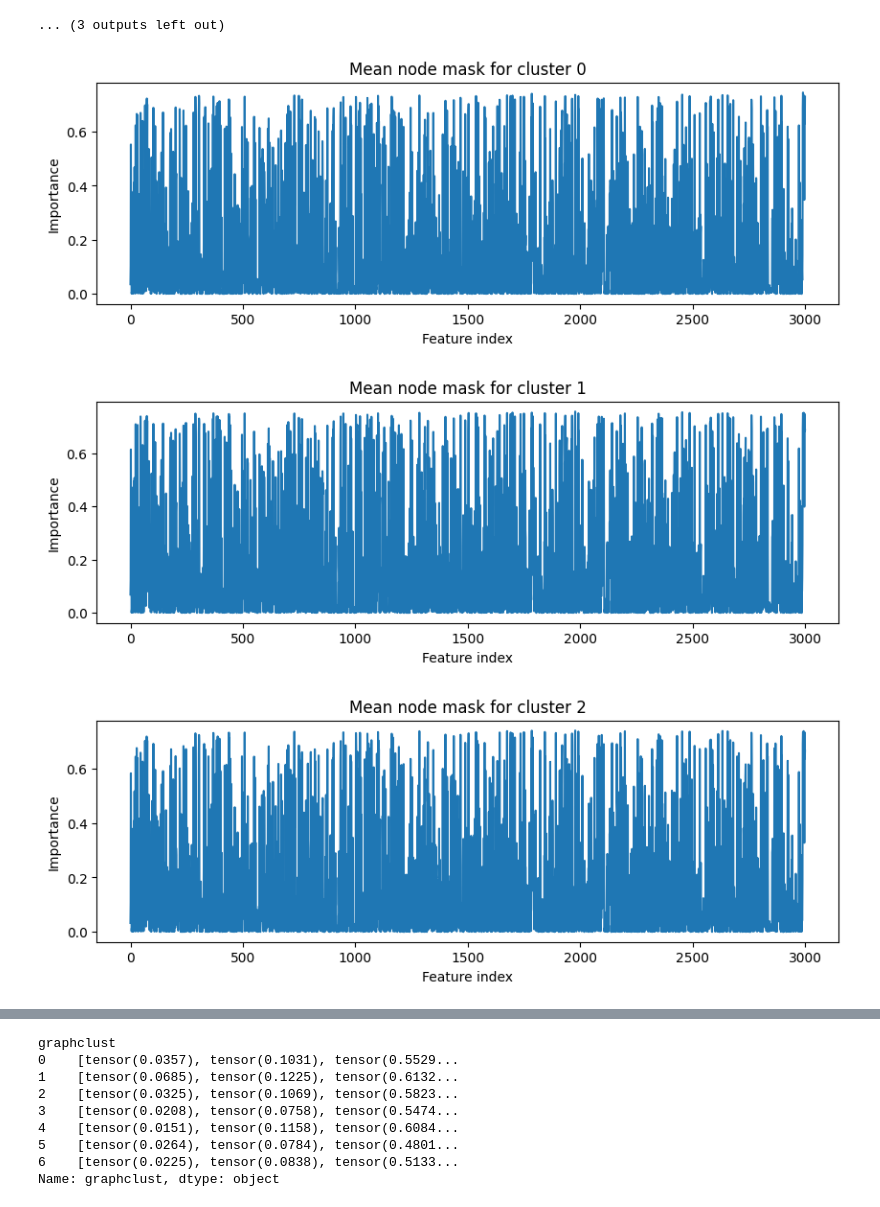
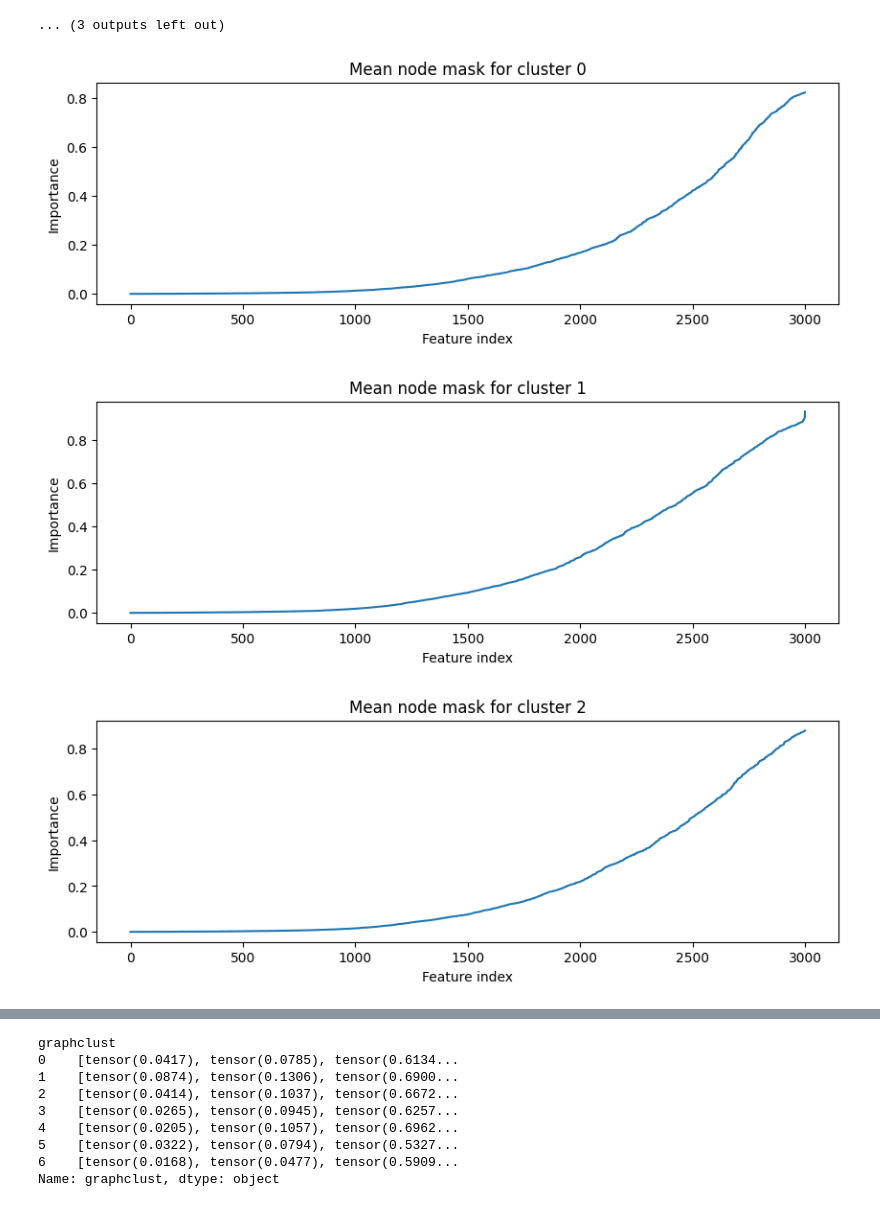
Before and after one commit to amin-tehrani/explainable-graphst, a Jupyter notebook: analyse.ipynb, the cells around one changed output, grey strips where cells are left out. Saved outputs shown, nothing was run; the diff lists cells and outputs as text; code cells hidden in the pictures.

```diff
--- a/analyse.ipynb
+++ b/analyse.ipynb
@@ -135,7 +147,7 @@ exp2: Explanation
 exp2, _ = load_explanations("explainer2_cluster_250_epochs_250")
 # %%
 exp3: Explanation
-exp3, _ = load_explanations("explainer3_emb_epochs_250")
+exp3, _ = load_explanations("explainer3_self_epochs_250")
 # %%
 import torch
 
@@ -290,38 +302,38 @@ for cluster_id, mean_mask in cluster_node_mask_means.items():
     # threshold, data = adaptive_threshold(mean_mask_np.reshape(-1, 1), method="zscore", k=3.5)
     # print("Threshold:", threshold)
     # print("Count:", (data > 0).sum().item())
-    plt.plot(mean_mask_np)
+    plt.plot(sorted(mean_mask_np))
     plt.title(f"Mean node mask for cluster {cluster_id}")
     plt.xlabel("Feature index")
     plt.ylabel("Importance")
     plt.show()
 
 print(cluster_node_mask_means)
 # for (cluster_id, group) in cluster_groups.groups:
 #     print(f"Cluster {cluster_id}: {group}")
 
 # Get edges connected to node i
 edges = exp3.edge_index
 edge_mask = exp3.edge_mask
 
 # print(exp2.node_mask.shape)
 
 # # Find edges where node i is the source or target
 # connected = (edges[0] == i) | (edges[1] == i)
 
 # important_edges = torch.where(connected)[0]
 # print(important_edges)
 
 
 # # Sort by importance
 # sorted_idx = important_edges[edge_mask[important_edges].argsort(descending=True)]
 
 # # # Show top 5 important neighbors
 # # for idx in sorted_idx[:5]:
 # #     src, tgt = edges[:, idx].tolist()
 # #     neighbor = tgt if src == i else src
 # #     print(f"Neighbor: {neighbor}, Importance: {edge_mask[idx].item():.4f}")
 # %% [output]
-[figure, old version]
+[figure, new version]
-[figure, old version]
+[figure, new version]
-[figure, old version]
+[figure, new version]
@@ -332,9 +344,9 @@ edge_mask = exp3.edge_mask
 graphclust
-0    [tensor(0.0357), tensor(0.1031), tensor(0.5529...
-1    [tensor(0.0685), tensor(0.1225), tensor(0.6132...
-2    [tensor(0.0325), tensor(0.1069), tensor(0.5823...
-3    [tensor(0.0208), tensor(0.0758), tensor(0.5474...
-4    [tensor(0.0151), tensor(0.1158), tensor(0.6084...
-5    [tensor(0.0264), tensor(0.0784), tensor(0.4801...
-6    [tensor(0.0225), tensor(0.0838), tensor(0.5133...
+0    [tensor(0.0417), tensor(0.0785), tensor(0.6134...
+1    [tensor(0.0874), tensor(0.1306), tensor(0.6900...
+2    [tensor(0.0414), tensor(0.1037), tensor(0.6672...
+3    [tensor(0.0265), tensor(0.0945), tensor(0.6257...
+4    [tensor(0.0205), tensor(0.1057), tensor(0.6962...
+5    [tensor(0.0322), tensor(0.0794), tensor(0.5327...
+6    [tensor(0.0168), tensor(0.0477), tensor(0.5909...
 Name: graphclust, dtype: object
```
Also changed, not shown: parts of 5 cells of this notebook, 2 other files.
